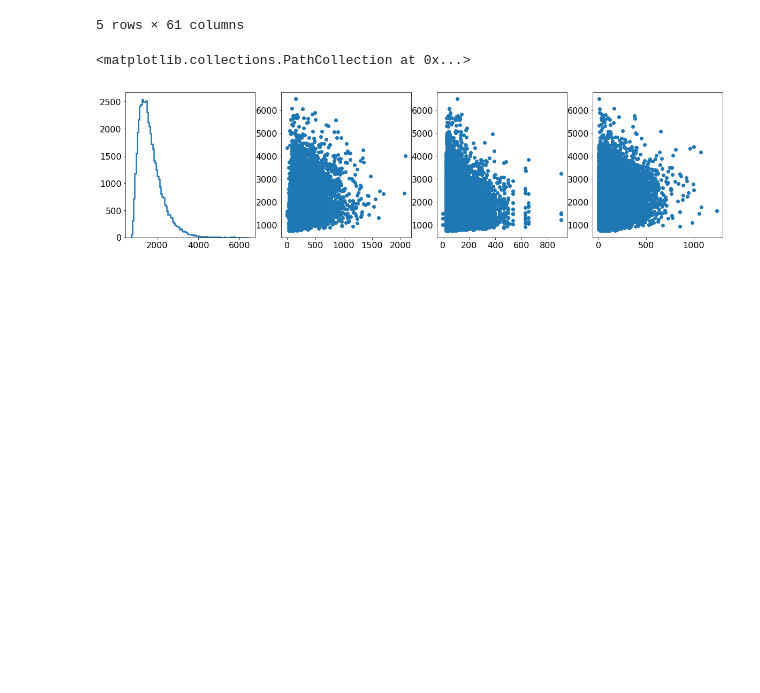
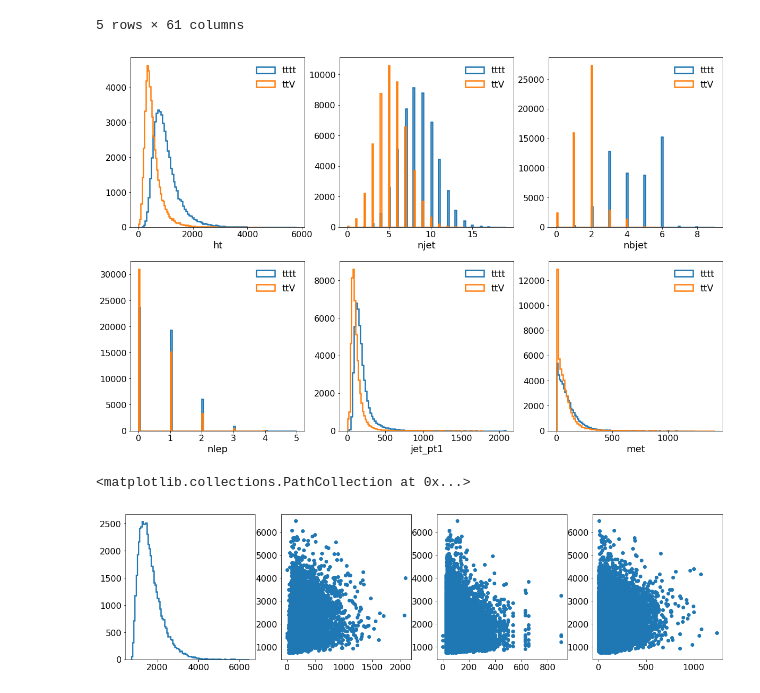
Before and after one commit to rmadar/ML-HEP, a Jupyter notebook: 4topML.ipynb, the cells around one changed output. Drawn from its saved outputs; the diff is of its cells as text; code cells hidden in the pictures; blank space fills up the shorter version.

```diff
--- a/4topML.ipynb
+++ b/4topML.ipynb
@@ -130,6 +181,10 @@ df_ttV.head()
 | 3 | 515.249084 | 6 | 1 | 0 | 32.442406 | 1.914836 | 88.720406 | 0.0 | 0.0 | 0.0 | ... | ... |
 | 4 | 441.026398 | 5 | 2 | 0 | 23.852623 | -1.567359 | 88.720406 | 0.0 | 0.0 | 0.0 | ... | ... |
 5 rows × 61 columns
+# %%
+compare_4top_ttV_distributions(df,df_ttV,['ht','njet','nbjet','nlep','jet_pt1','met'])
+# %% [output]
+[figure, added]
 # %%
 plt.figure(figsize=(20,5))
 plt.subplot(141)
```
Also changed, not shown: parts of 11 cells of this notebook, 1 other file.
